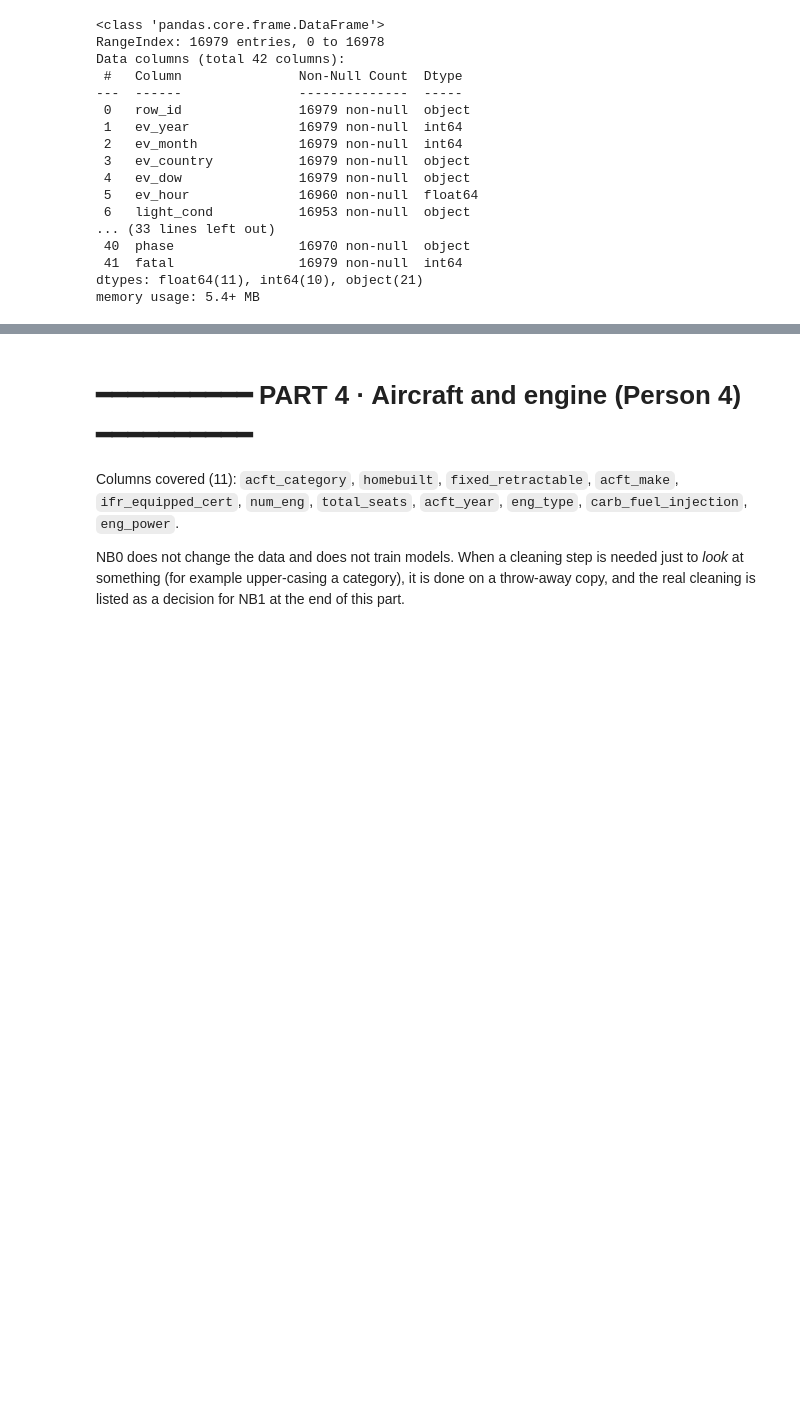
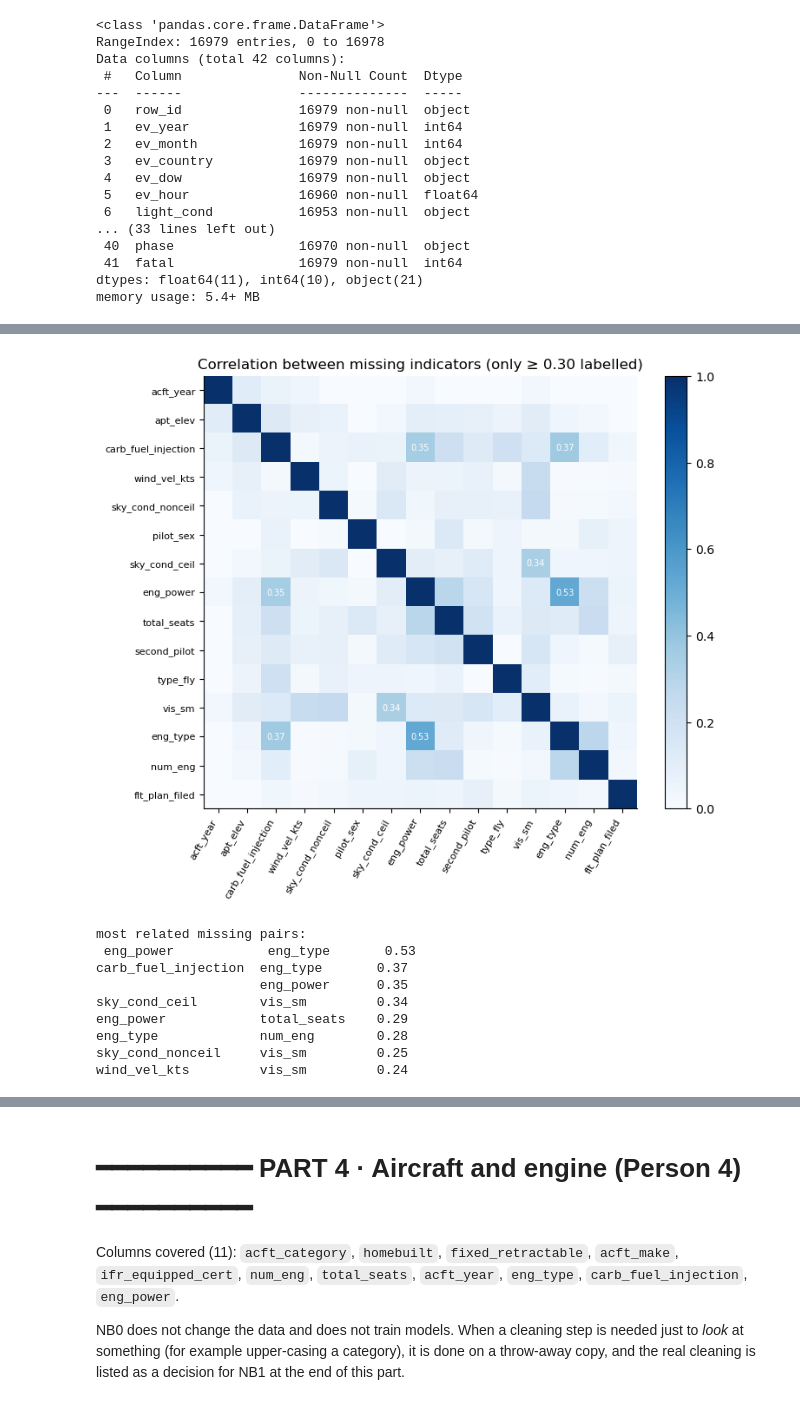
Before and after one commit to JoaoUmbels/MLBROSS, a Jupyter notebook: ML20_NB0_EDA.ipynb, the cells around one changed output, grey strips where cells are left out. Drawn from its saved outputs; the diff is of its cells as text; code cells hidden in the pictures; blank space fills up the shorter version.

```diff
--- a/ML20_NB0_EDA.ipynb
+++ b/ML20_NB0_EDA.ipynb
@@ -165,0 +268,28 @@ As we can see, ev_country only has one unique value, which is USA, so this colum
+# %%
+# Do columns tend to be missing on the same rows? Correlation between missing indicators.
+cols = miss.index[miss["missing_learn_%"] >= 1]
+M = learn[cols].isna().astype(int).corr()
+fig, ax = plt.subplots(figsize=(8, 6.5))
+im = ax.imshow(M, cmap="Blues", vmin=0, vmax=1)
+ax.set_xticks(range(len(cols))); ax.set_xticklabels(cols, rotation=60, ha="right", fontsize=8)
+ax.set_yticks(range(len(cols))); ax.set_yticklabels(cols, fontsize=8); ax.grid(False)
+for i in range(len(cols)):
+    for j in range(len(cols)):
+        if i != j and M.iloc[i, j] >= 0.3:
+            ax.text(j, i, f"{M.iloc[i, j]:.2f}", ha="center", va="center", fontsize=7, color="white")
+plt.colorbar(im); ax.set_title("Correlation between missing indicators (only ≥ 0.30 labelled)")
+plt.tight_layout(); plt.show()
+
+pairs = M.where(np.triu(np.ones(M.shape), 1).astype(bool)).stack().sort_values(ascending=False)
+print("most related missing pairs:\n", pairs.head(8).round(2).to_string())
+# %% [output]
+[figure, added]
+most related missing pairs:
+ eng_power            eng_type       0.53
+carb_fuel_injection  eng_type       0.37
+                     eng_power      0.35
+sky_cond_ceil        vis_sm         0.34
+eng_power            total_seats    0.29
+eng_type             num_eng        0.28
+sky_cond_nonceil     vis_sm         0.25
+wind_vel_kts         vis_sm         0.24
```
Also changed, not shown: parts of 56 cells of this notebook.
